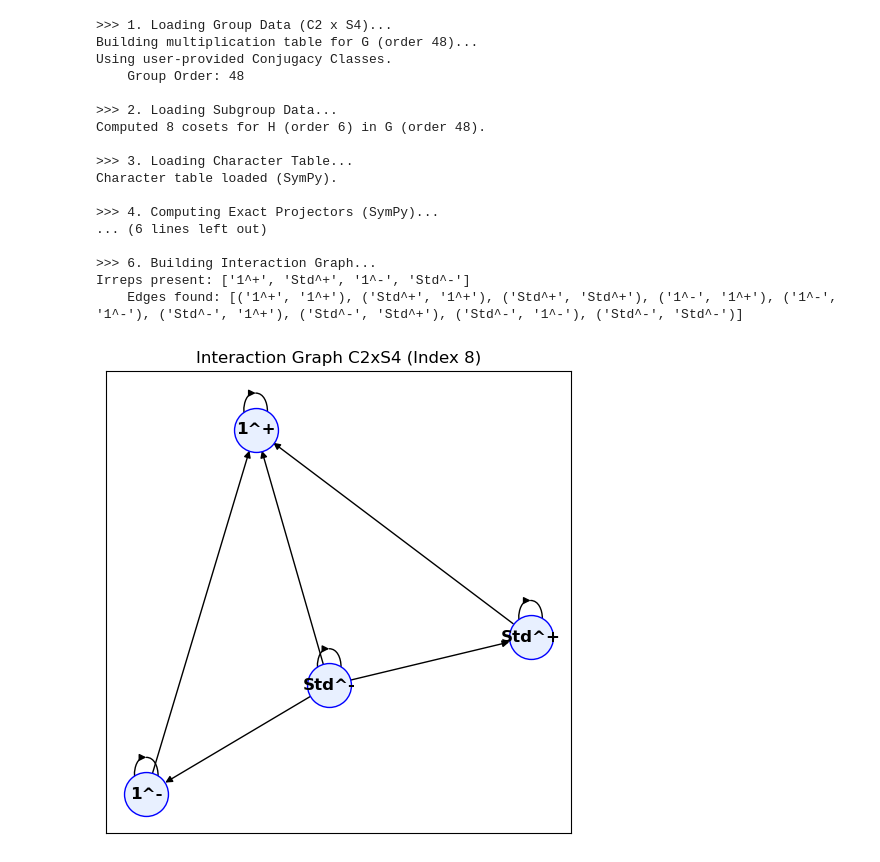
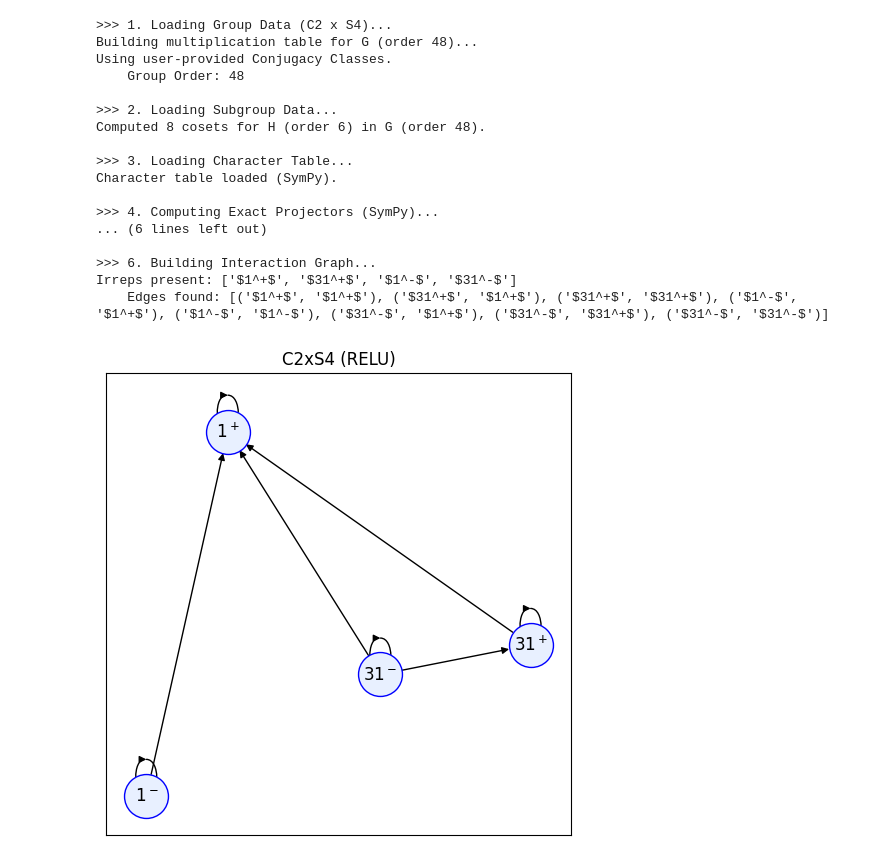
Before and after one commit to ManiShayestehfar/Masters, a Jupyter notebook: equivarient_NN/finite_groups/C2_X_S4_S3.ipynb, the cells around one changed output. Cells and saved outputs as stored; diff of their text form; code cells hidden in the pictures.

```diff
--- a/equivarient_NN/finite_groups/C2_X_S4_S3.ipynb
+++ b/equivarient_NN/finite_groups/C2_X_S4_S3.ipynb
@@ -194,77 +194,80 @@ def define_character_table():
 
     # Generate labels
     # S4 labels
-    s4_labels = ["1", "Sgn", "D2", "Std", "StdSgn"]
+    s4_labels = ["1", "1111", "22", "31", "211"]
     c2_labels = ["+", "-"]
 
     for l1 in c2_labels:
         for l2 in s4_labels:
-            labels.append(f"{l2}^{l1}")
+            labels.append(rf"${l2}^{l1}$")
 
     return char_map, labels
 
 # ==============================================================================
 # MAIN EXECUTION
 # ==============================================================================
-def run_analysis():
-    print(">>> 1. Loading Group Data (C2 x S4)...")
+def run_analysis(activation_fn, verbose=False):
+
+    if verbose: print(">>> 1. Loading Group Data (C2 x S4)...")
     elements, mult_func = define_group()
     classes_data = define_conjugacy_classes()
 
     G = FiniteGroup(elements, mult_func, classes=classes_data)
-    print(f"    Group Order: {G.n}")
+    if verbose: print(f"    Group Order: {G.n}")
 
-    print("\n>>> 2. Loading Subgroup Data...")
+    if verbose: print("\n>>> 2. Loading Subgroup Data...")
     # H = Stabilizer of '3' in S4 component, Trivial in C2 component
     H_elements = define_subgroup(G)
     solver = InducedRepSolver(G)
     solver.set_subgroup(H_elements)
 
-    print("\n>>> 3. Loading Character Table...")
+    if verbose: print("\n>>> 3. Loading Character Table...")
     char_map, labels = define_character_table()
     solver.load_character_table(char_map, irrep_labels=labels)
 
-    print("\n>>> 4. Computing Exact Projectors (SymPy)...")
+    if verbose: print("\n>>> 4. Computing Exact Projectors (SymPy)...")
     solver.compute_projectors()
 
-    print("\n>>> 5. Induced Representation Decomposition:")
+    if verbose: print("\n>>> 5. Induced Representation Decomposition:")
     for label, Q in solver.Qblocks.items():
         if Q.shape[1] > 0:
-            print(f"    Irrep '{label}' appears with dimension {Q.shape[1]}")
+            if verbose: print(f"    Irrep '{label}' appears with dimension {Q.shape[1]}")
 
-    print("\n>>> 6. Building Interaction Graph...")
-    def relu_sym(x): return sp.Max(0, x)
-    def tanh_sym(x): return (sp.exp(x) - sp.exp(-x)) / (sp.exp(x) + sp.exp(-x))
-    def sigmoid_sym(x): return 1 / (1 + sp.exp(-x))
+    if verbose: print("\n>>> 6. Building Interaction Graph...")
 
-    graph = solver.build_interaction_graph(activation_fn=tanh_sym, verbose=True)
-    print(f"    Edges found: {graph.edges()}")
+    graph = solver.build_interaction_graph(activation_fn=activation_fn, verbose=verbose)
+    if verbose: print(f"    Edges found: {graph.edges()}")
 
     if len(graph.nodes) > 0:
         plt.figure(figsize=(6, 6))
         pos = nx.spring_layout(graph, seed=42)
         nx.draw_networkx(graph, pos, node_color="#E8F0FF", edgecolors="blue",
                          node_size=1000, font_weight="bold", with_labels=True)
-        plt.title(f"Interaction Graph C2xS4 (Index 8)")
+        plt.title(f"C2xS4 ({activation_fn.__name__})")
         plt.show()
 # %%
-run_analysis()
+def RELU(x): return sp.Max(0, x)
+def TANH(x): return (sp.exp(x) - sp.exp(-x)) / (sp.exp(x) + sp.exp(-x))
+def SIGMOID(x): return 1 / (1 + sp.exp(-x))
+def LINEAR(x): return x
+
+run_analysis(RELU, verbose=True)
 # %% [output]
 >>> 1. Loading Group Data (C2 x S4)...
 Building multiplication table for G (order 48)...
 Using user-provided Conjugacy Classes.
     Group Order: 48
 
 >>> 2. Loading Subgroup Data...
 Computed 8 cosets for H (order 6) in G (order 48).
 
 >>> 3. Loading Character Table...
 Character table loaded (SymPy).
 
 >>> 4. Computing Exact Projectors (SymPy)...
 ... (6 lines left out)
 
 >>> 6. Building Interaction Graph...
-Irreps present: ['1^+', 'Std^+', '1^-', 'Std^-']
-    Edges found: [('1^+', '1^+'), ('Std^+', '1^+'), ('Std^+', 'Std^+'), ('1^-', '1^+'), ('1^-', '1^-'), ('Std^-', '1^+'), ('Std^-', 'Std^+'), ('Std^-', '1^-'), ('Std^-', 'Std^-')]
+Irreps present: ['$1^+$', '$31^+$', '$1^-$', '$31^-$']
+    Edges found: [('$1^+$', '$1^+$'), ('$31^+$', '$1^+$'), ('$31^+$', '$31^+$'), ('$1^-$', '$1^+$'), ('$1^-$', '$1^-$'), ('$31^-$', '$1^+$'), ('$31^-$', '$31^+$'), ('$31^-$', '$31^-$')]
-[figure, old version]
+[figure, new version]
```
Also changed, not shown: parts of 2 cells of this notebook, 1 other file.
